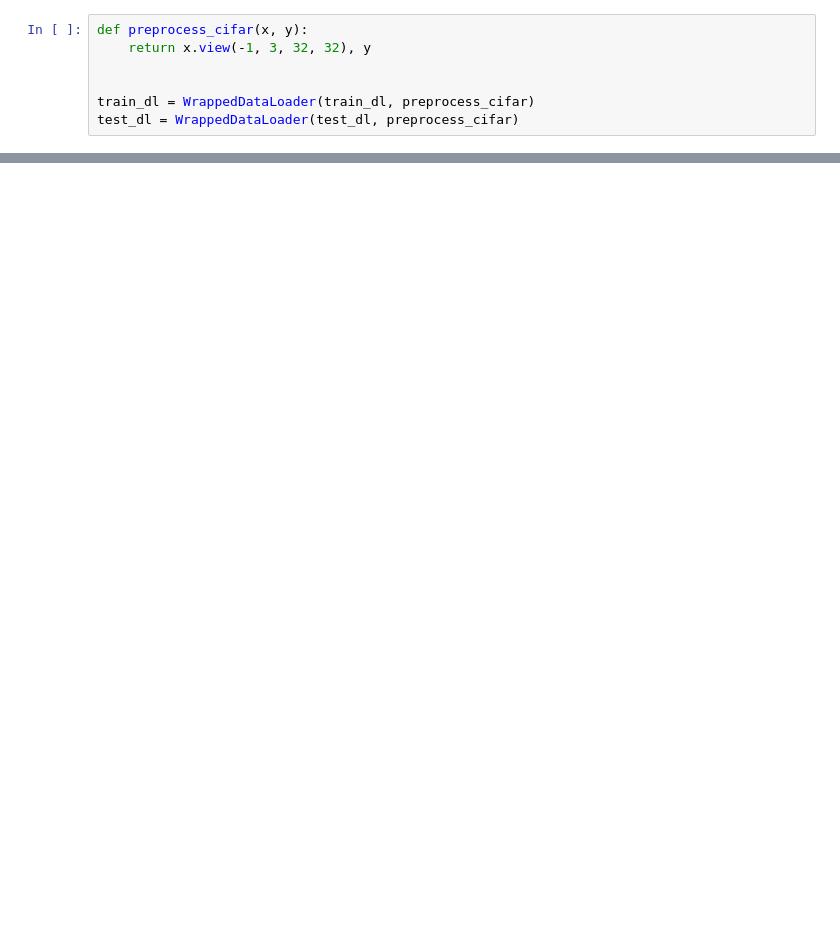
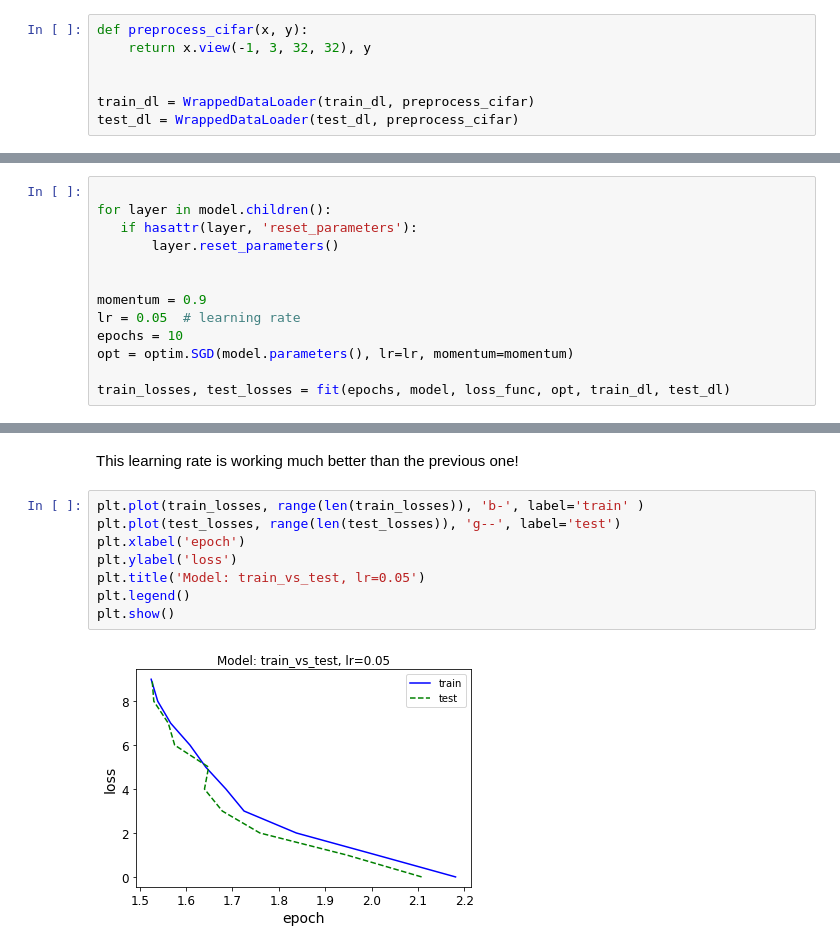
Before and after one commit to cangokalp/EE-460J, a Jupyter notebook: lab_4/CNNs_5&6.ipynb, the cells around one changed output, grey strips where cells are left out. Cells and saved outputs as stored; diff of their text form; blank space fills up the shorter version.

```diff
--- a/lab_4/CNNs_5&6.ipynb
+++ b/lab_4/CNNs_5&6.ipynb
@@ -347,0 +409,13 @@ plt.show()
+# %%
+
+for layer in model.children():
+   if hasattr(layer, 'reset_parameters'):
+       layer.reset_parameters()
+
+
+momentum = 0.9
+lr = 0.05  # learning rate
+epochs = 10
+opt = optim.SGD(model.parameters(), lr=lr, momentum=momentum)
+
+train_losses, test_losses = fit(epochs, model, loss_func, opt, train_dl, test_dl)
@@ -347,0 +440,12 @@ plt.show()
+# %% [markdown]
+This learning rate is working much better than the previous one!
+# %%
+plt.plot(train_losses, range(len(train_losses)), 'b-', label='train' )
+plt.plot(test_losses, range(len(test_losses)), 'g--', label='test')
+plt.xlabel('epoch')
+plt.ylabel('loss')
+plt.title('Model: train_vs_test, lr=0.05')
+plt.legend()
+plt.show()
+# %% [output]
+[figure, added]
```
Also changed, not shown: parts of 26 cells of this notebook.
